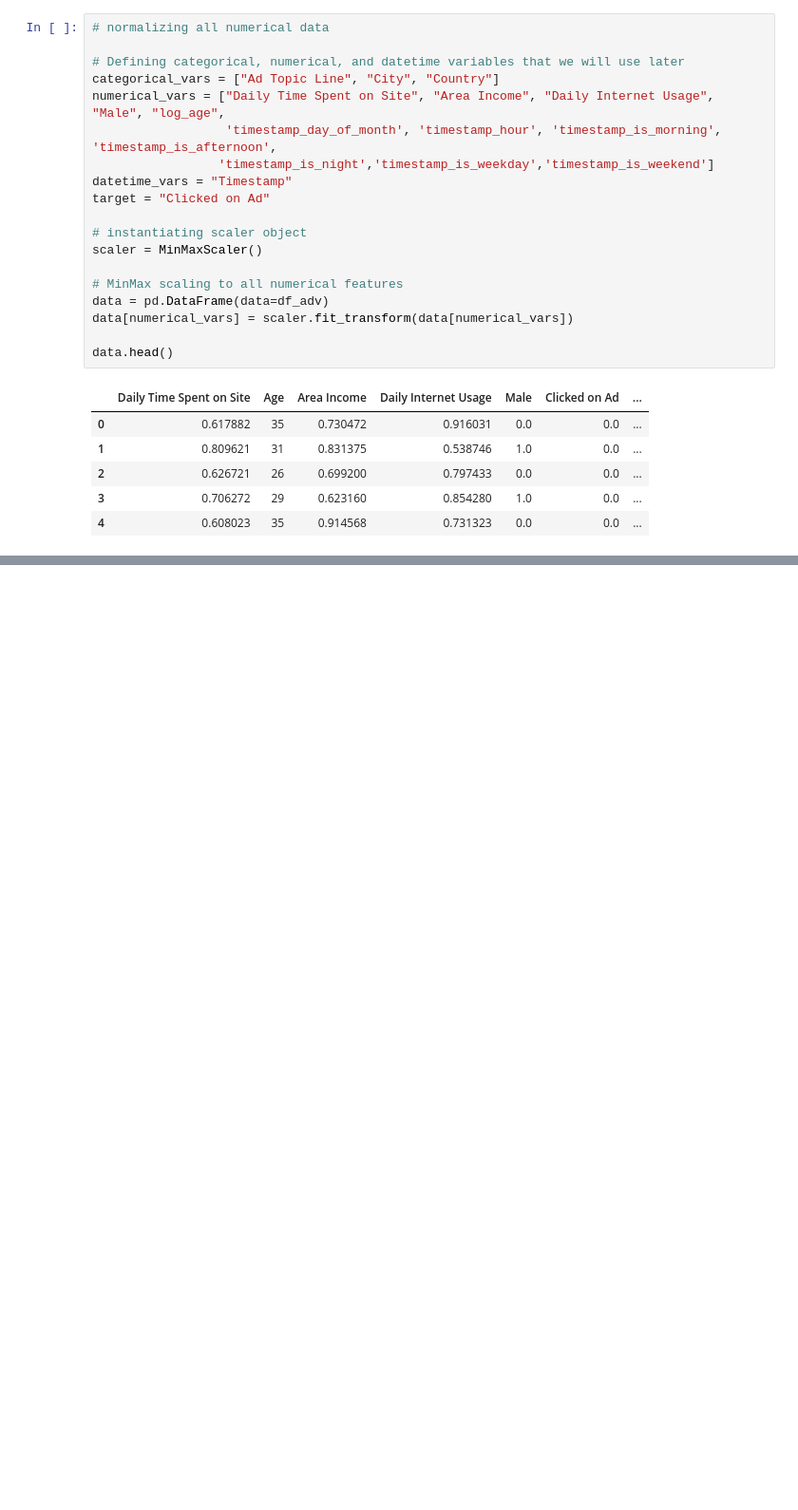
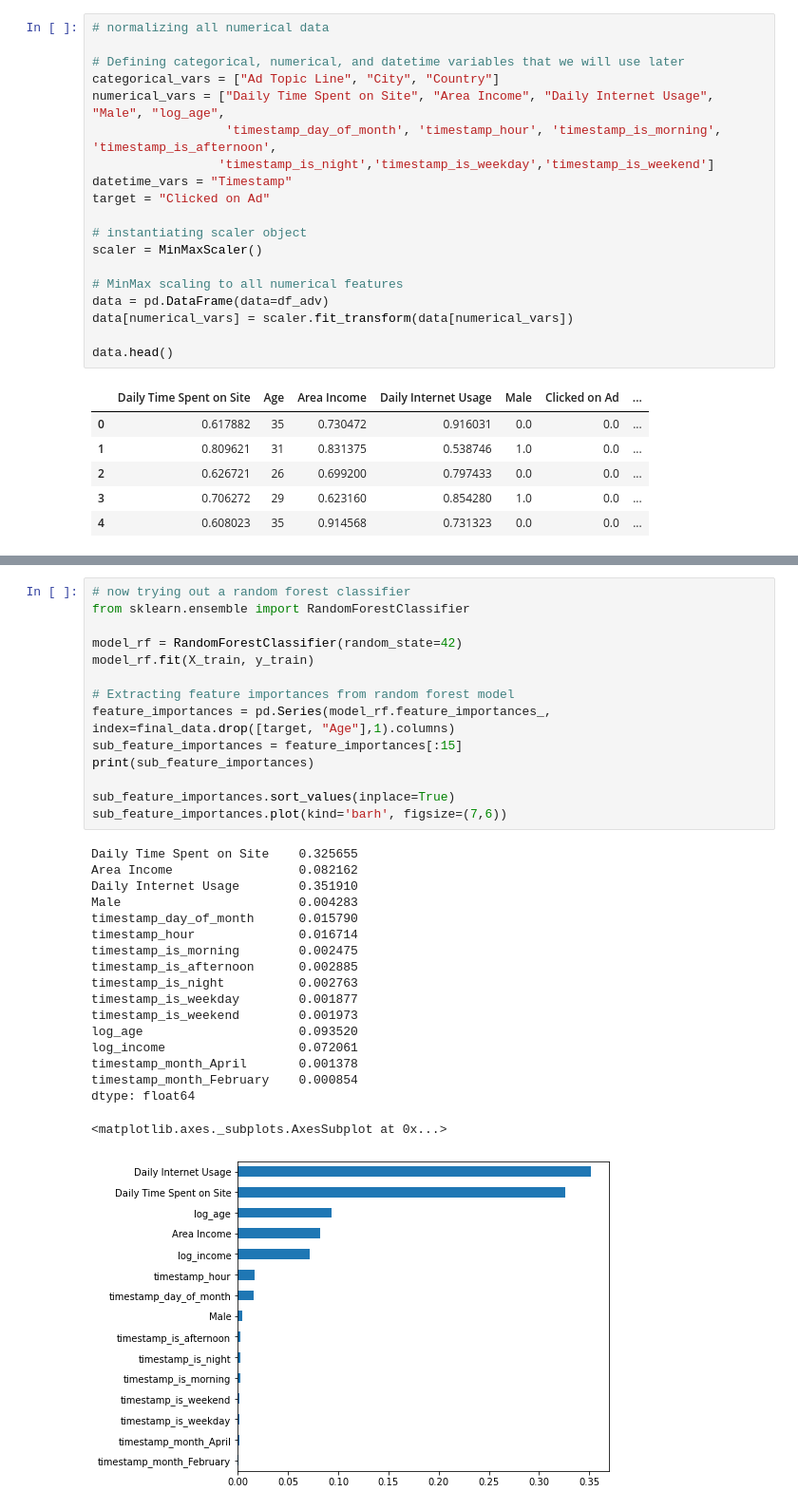
Before and after one commit to xander-bennett/marketing-muse, a Jupyter notebook: marketing_muse_notebook.ipynb, the cells around one changed output, grey strips where cells are left out. Shown at 95% size. Saved outputs shown, nothing was run; the diff lists cells and outputs as text; blank space fills up the shorter version.

```diff
--- a/marketing_muse_notebook.ipynb
+++ b/marketing_muse_notebook.ipynb
@@ -368,0 +566,33 @@ data.head()
+# %%
+# now trying out a random forest classifier
+from sklearn.ensemble import RandomForestClassifier
+
+model_rf = RandomForestClassifier(random_state=42)
+model_rf.fit(X_train, y_train)
+
+# Extracting feature importances from random forest model
+feature_importances = pd.Series(model_rf.feature_importances_, index=final_data.drop([target, "Age"],1).columns)
+sub_feature_importances = feature_importances[:15]
+print(sub_feature_importances)
+
+sub_feature_importances.sort_values(inplace=True)
+sub_feature_importances.plot(kind='barh', figsize=(7,6))
+# %% [output]
+Daily Time Spent on Site    0.325655
+Area Income                 0.082162
+Daily Internet Usage        0.351910
+Male                        0.004283
+timestamp_day_of_month      0.015790
+timestamp_hour              0.016714
+timestamp_is_morning        0.002475
+timestamp_is_afternoon      0.002885
+timestamp_is_night          0.002763
+timestamp_is_weekday        0.001877
+timestamp_is_weekend        0.001973
+log_age                     0.093520
+log_income                  0.072061
+timestamp_month_April       0.001378
+timestamp_month_February    0.000854
+dtype: float64
+<matplotlib.axes._subplots.AxesSubplot at 0x...>
+[figure, added]
```
Also changed, not shown: parts of 17 cells of this notebook.
